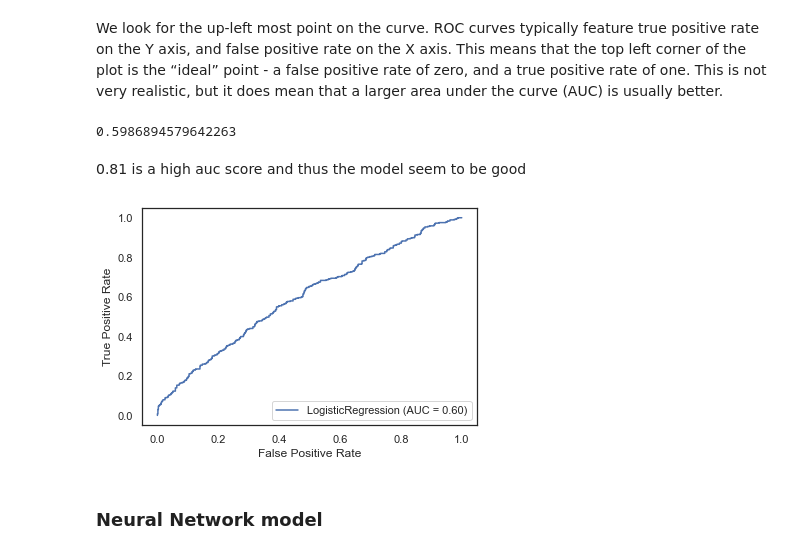
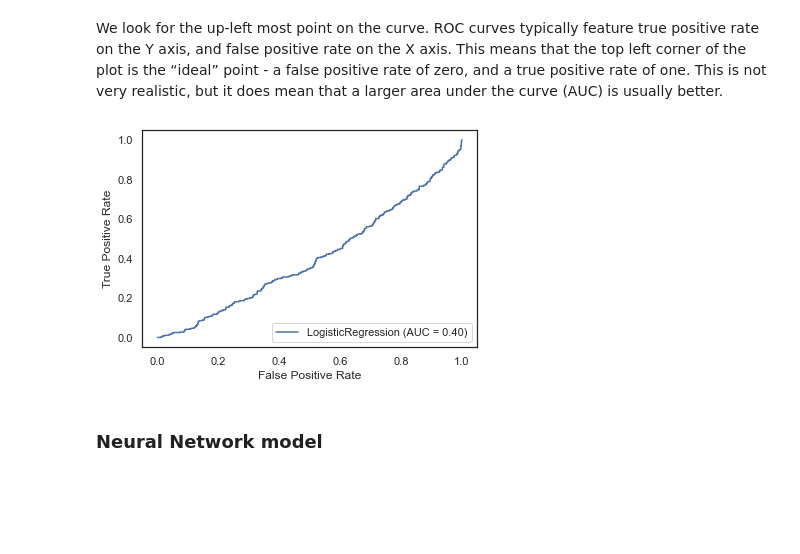
Before and after one commit to nshahpazov/learn-ds-notebooks, a Jupyter notebook: segmetation-class-prediction.ipynb, the cells around one changed output. Saved outputs shown, nothing was run; the diff lists cells and outputs as text; code cells hidden in the pictures; blank space fills up the shorter version.

Commit message:
added additional models to the segmentation data

```diff
--- a/segmetation-class-prediction.ipynb
+++ b/segmetation-class-prediction.ipynb
@@ -105,0 +107,13 @@ b0 = 0.6242465413972734 , beta1 = 0.024817065450005317 , beta2 = -0.363307377840
+# %%
+# apply logistic regression to a train set
+
+# we apply the transformation 1/X, which removes skeweness, but the roc auc score is actually worse this time
+reversed_features = 1 / df[['A', 'B']]
+
+
+X_train, X_test, y_train, y_test = train_test_split(reversed_features, df['Class'] == 'PS', test_size=0.5,
+                                                   random_state=1)
+lr = LogisticRegression(fit_intercept=True)
+fit = lr.fit(X_train, y_train)
+print('b0 =', fit.intercept_[0], ', beta1 =', fit.coef_[0][0], ', beta2 =', fit.coef_[0][1])
+# this gives similiar although different estimates than the ones in the book
@@ -108,17 +124,10 @@ b0 = 0.6242465413972734 , beta1 = 0.024817065450005317 , beta2 = -0.363307377840
 # %% [markdown]
 We look for the up-left most point on the curve.
 ROC curves typically feature true positive rate on the Y axis, and false positive rate on the X axis. This means that the top left corner of the plot is the “ideal” point - a false positive rate of zero, and a true positive rate of one. This is not very realistic, but it does mean that a larger area under the curve (AUC) is usually better.
-# %%
-lr_probs = lr.predict_proba(X_test)[:, 1]
-roc_auc_score(y_test, lr_probs) # this is actually shown in the plot below
-# %% [output]
-0.5986894579642263
-# %% [markdown]
-0.81 is a high auc score and thus the model seem to be good
 # %%
-plot_roc_curve(lr, X_test, y_test);
+plot_roc_curve(lr, X_test, y_test == False);
 # %% [output]
-[figure, old version]
+[figure, new version]
 # %% [markdown]
 ### Neural Network model
 # %%
```
Also changed, not shown: parts of 4 cells of this notebook.
